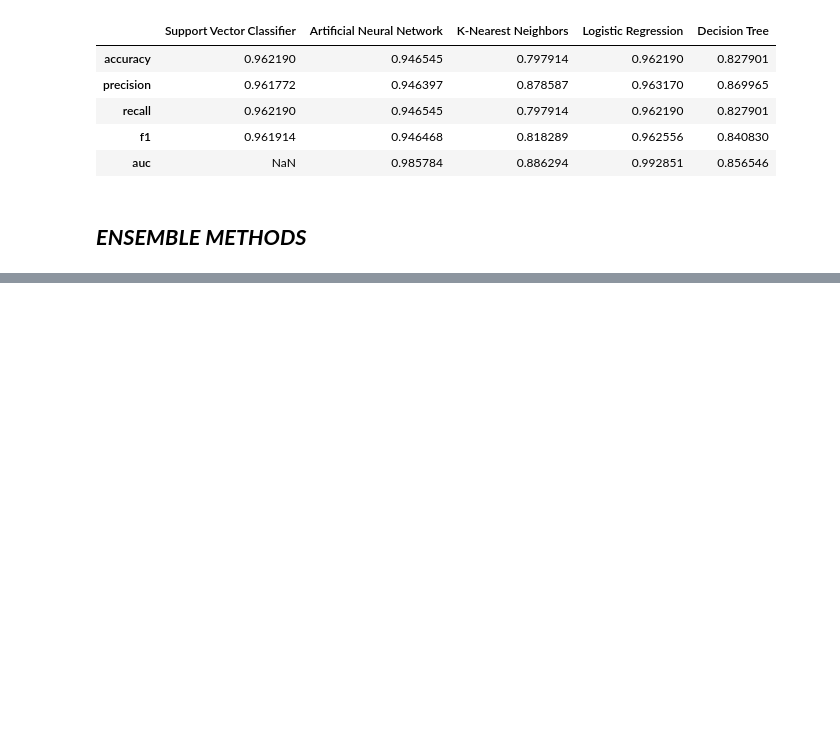
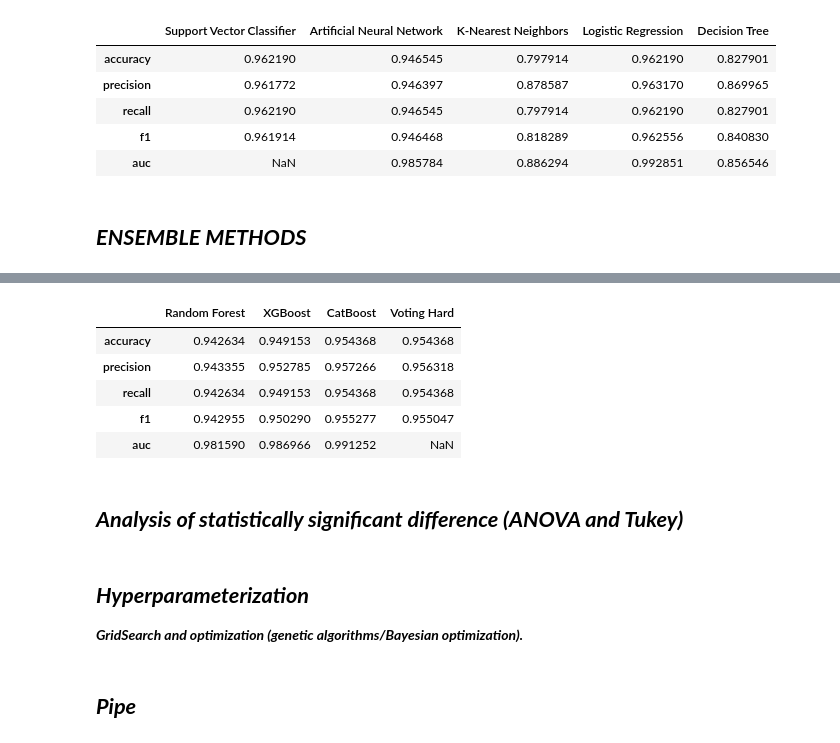
Before and after one commit to simon2326/Depression-Risk-Analysis, a Jupyter notebook: Modeling-Evaluation/modeling.ipynb, the cells around one changed output, grey strips where cells are left out. Cells and saved outputs as stored; diff of their text form; code cells hidden in the pictures; blank space fills up the shorter version.

```diff
--- a/Modeling-Evaluation/modeling.ipynb
+++ b/Modeling-Evaluation/modeling.ipynb
@@ -290,0 +378,16 @@ metrics_df
+# %%
+ensemble_metrics_df
+# %% [output]
+|  | Random Forest | XGBoost | CatBoost | Voting Hard |
+| accuracy | 0.942634 | 0.949153 | 0.954368 | 0.954368 |
+| precision | 0.943355 | 0.952785 | 0.957266 | 0.956318 |
+| recall | 0.942634 | 0.949153 | 0.954368 | 0.954368 |
+| f1 | 0.942955 | 0.950290 | 0.955277 | 0.955047 |
+| auc | 0.981590 | 0.986966 | 0.991252 | NaN |
+# %% [markdown]
+## ***Analysis of statistically significant difference (ANOVA and Tukey)***
+# %% [markdown]
+## ***Hyperparameterization***
+***GridSearch and optimization (genetic algorithms/Bayesian optimization).***
+# %% [markdown]
+## ***Pipe***
```
Also changed, not shown: parts of 12 cells of this notebook, 4 other files.
